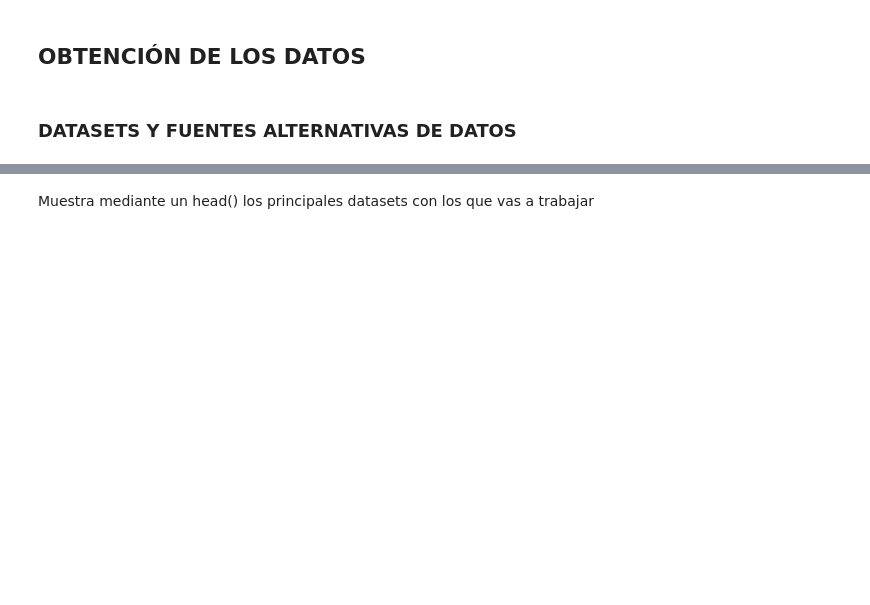
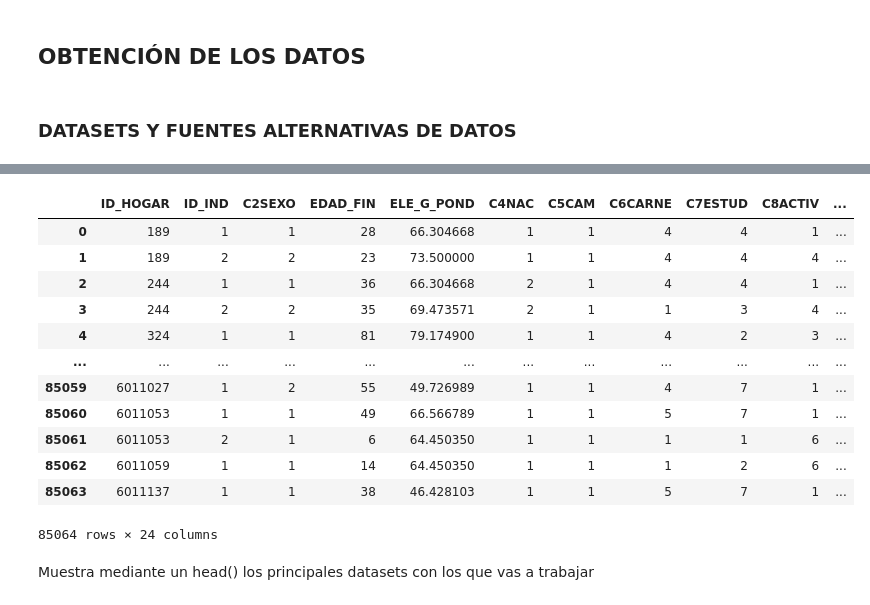
Before and after one commit to RauGarGom/madrid_transp_renta, a Jupyter notebook: 1-Definicion_EDA.ipynb, the cells around one changed output, grey strips where cells are left out. Drawn from its saved outputs; the diff is of its cells as text; code cells hidden in the pictures; blank space fills up the shorter version.

```diff
--- a/1-Definicion_EDA.ipynb
+++ b/1-Definicion_EDA.ipynb
@@ -30,19 +34,24 @@ También incluye el origen de estos datos y su fuente.
 # %%
+import hashlib
+import requests
+import datetime
 import pandas as pd
 ### Importar openpyxl
 # guarda en variables los datasets y su fuente
-df_transp = pd.DataFrame(pd.read_csv("./data/crtm_public_transp.csv"))
+df_transpk = pd.DataFrame(pd.read_csv("./data/raw/kaggle_public_transp.csv"))
+fuente_1a = "https://www.kaggle.com/datasets/dataguapa/madrid-public-transportation-data-2018"
+
+df_transpc = pd.DataFrame(pd.read_excel("./data/raw/EDM2018INDIVIDUOS.xlsx", sheet_name = 'INDIVIDUOS'))
 fuente_1 = "https://www.kaggle.com/datasets/dataguapa/madrid-public-transportation-data-2018"
 
-df_hogares = pd.DataFrame(pd.read_csv("./data/ine_gasto_hogares.csv", sep=";"))
+df_hogares = pd.DataFrame(pd.read_csv("./data/raw/ine_gasto_hogares.csv", sep=";"))
 fuente_2 = "https://www.ine.es/jaxiT3/Tabla.htm?t=24900"
 
-df_ingresos = pd.DataFrame(pd.read_csv("./data/ine_madrid_fuentes_ingreso.csv",sep=";"))
+df_ingresos = pd.DataFrame(pd.read_csv("./data/raw/ine_madrid_fuentes_ingreso.csv",sep=";"))
 fuente_3 = "https://ine.es/jaxiT3/Tabla.htm?t=53687"
 
-df_renta_es = pd.DataFrame(pd.read_csv("./data/ine_renta_edad_sexo.csv",encoding='latin1',sep=";"))
+df_renta_es = pd.DataFrame(pd.read_csv("./data/raw/ine_renta_edad_sexo.csv",encoding='latin1',sep=";"))
 fuente_4 = "https://ine.es/jaxiT3/Tabla.htm?t=9942"
 
-df_5 = pd.DataFrame(pd.read_excel("./data/ine_renta_educacion.xlsx", sheet_name="educación")) ### Terminar de apañar
+df_educacion = pd.DataFrame(pd.read_excel("./data/raw/ine_renta_educacion.xlsx", sheet_name="educación",skiprows=2,index_col=0,nrows=5)) ### Terminar de apañar
 fuente_5 = "https://ine.es/ss/Satellite?c=INESeccion_C&cid=1259944504067&p=1254735110672&pagename=ProductosYServicios%2FPYSLayout&param1=PYSDetalleFichaIndicador&param3=1259937499084"
-df_5
@@ -67,2 +58,19 @@ df_5
+# %%
+df_transpc['id']=df_transpc['ID_HOGAR'] + df_transpc['ID_IND']
+df_transpc
+# %% [output]
+|  | ID_HOGAR | ID_IND | C2SEXO | EDAD_FIN | ELE_G_POND | C4NAC | C5CAM | C6CARNE | C7ESTUD | C8ACTIV | ... |
+| 0 | 189 | 1 | 1 | 28 | 66.304668 | 1 | 1 | 4 | 4 | 1 | ... |
+| 1 | 189 | 2 | 2 | 23 | 73.500000 | 1 | 1 | 4 | 4 | 4 | ... |
+| 2 | 244 | 1 | 1 | 36 | 66.304668 | 2 | 1 | 4 | 4 | 1 | ... |
+| 3 | 244 | 2 | 2 | 35 | 69.473571 | 2 | 1 | 1 | 3 | 4 | ... |
+| 4 | 324 | 1 | 1 | 81 | 79.174900 | 1 | 1 | 4 | 2 | 3 | ... |
+| ... | ... | ... | ... | ... | ... | ... | ... | ... | ... | ... | ... |
+| 85059 | 6011027 | 1 | 2 | 55 | 49.726989 | 1 | 1 | 4 | 7 | 1 | ... |
+| 85060 | 6011053 | 1 | 1 | 49 | 66.566789 | 1 | 1 | 5 | 7 | 1 | ... |
+| 85061 | 6011053 | 2 | 1 | 6 | 64.450350 | 1 | 1 | 1 | 1 | 6 | ... |
+| 85062 | 6011059 | 1 | 1 | 14 | 64.450350 | 1 | 1 | 1 | 2 | 6 | ... |
+| 85063 | 6011137 | 1 | 1 | 38 | 46.428103 | 1 | 1 | 5 | 7 | 1 | ... |
+85064 rows × 24 columns
 # %% [markdown]
 Muestra mediante un head() los principales datasets con los que vas a trabajar
```
Also changed, not shown: parts of 20 cells of this notebook, 18 other files.
